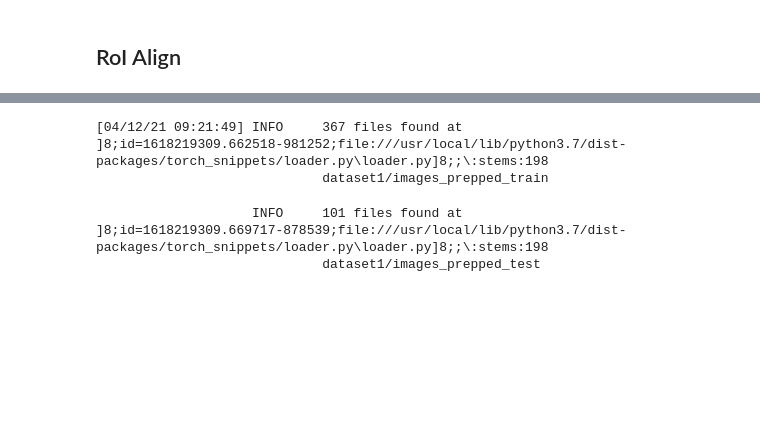
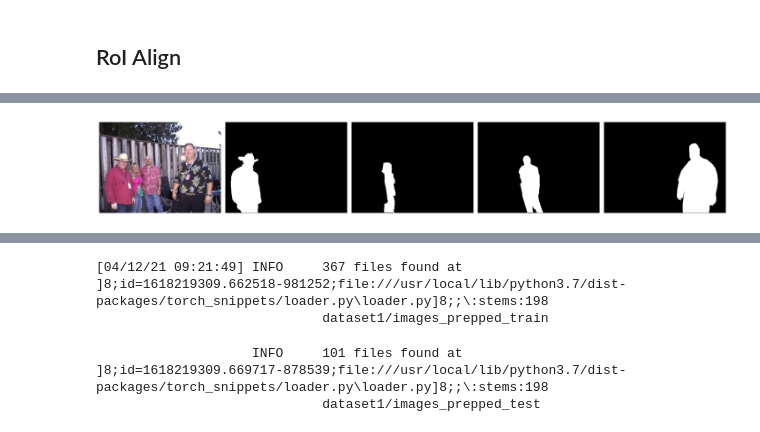
Before and after one commit to rahiakela/modern-computer-vision-with-pytorch, a Jupyter notebook: 9-image-segmentation/2_instance_segmentation_with_mask_r_cnn.ipynb, the cells around one changed output, grey strips where cells are left out. Saved outputs shown, nothing was run; the diff lists cells and outputs as text; code cells hidden in the pictures; blank space fills up the shorter version.

```diff
--- a/9-image-segmentation/2_instance_segmentation_with_mask_r_cnn.ipynb
+++ b/9-image-segmentation/2_instance_segmentation_with_mask_r_cnn.ipynb
@@ -159,0 +162,4 @@ tfms = transforms.Compose([
+# %%
+# Loop through the images and annotations_instance folders to fetch filenames
+all_images = Glob("images/training")
+all_annots = Glob("annotations_instance/training")
@@ -159,0 +172,20 @@ tfms = transforms.Compose([
+# %%
+# Inspect the original image and the representation of masks of instances of people.
+f = "ADE_train_00014301"
+
+im = read(find(f, all_images), 1)
+an = read(find(f, all_annots), 1).transpose(2, 0, 1)
+
+r, g, b = an
+
+# 4 stands for person
+nzs = np.nonzero(r==4)
+instances = np.unique(g[nzs])
+masks = np.zeros((len(instances), *r.shape))
+
+for ix, _id in enumerate(instances):
+  masks[ix] = g == _id
+
+subplots([im, *masks], sz=20)
+# %% [output]
+[figure, added]
```
Also changed, not shown: parts of 25 cells of this notebook.
